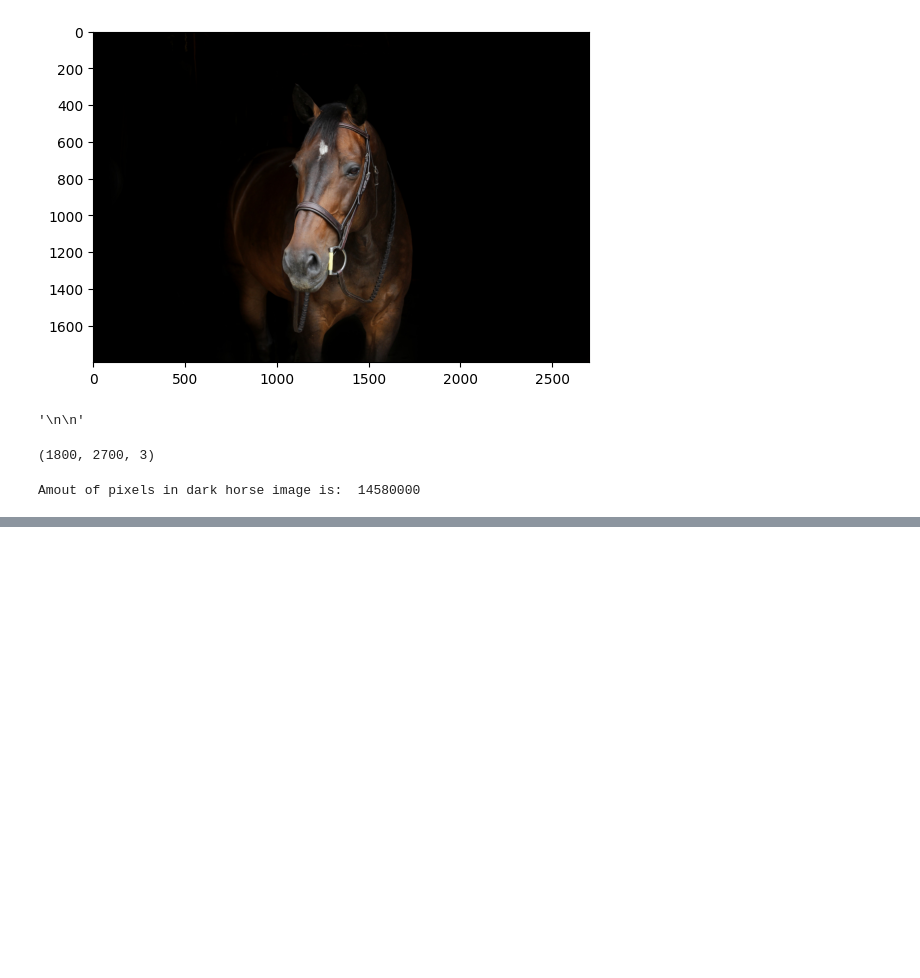
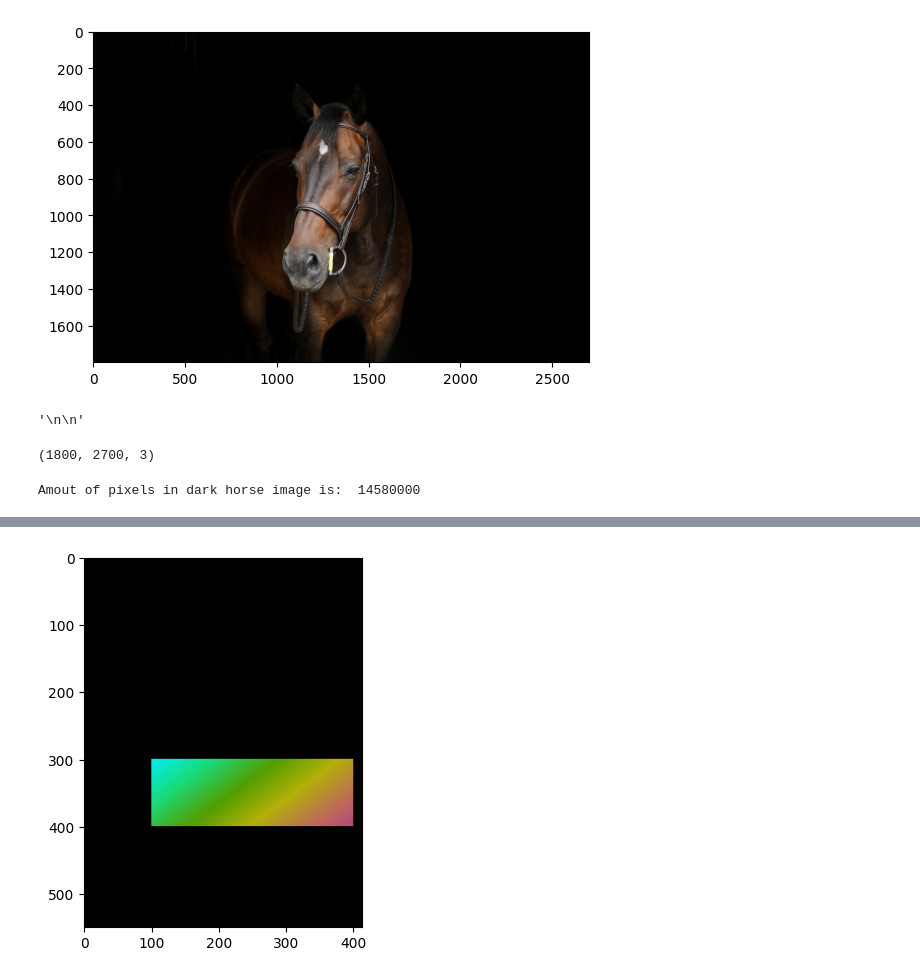
Before and after one commit to Joel-Milla/Computer-Vision-OpenCV-DeepLearning, a Jupyter notebook: Section 4 - Image Processing/Histograms.ipynb, the cells around one changed output, grey strips where cells are left out. Drawn from its saved outputs; the diff is of its cells as text; code cells hidden in the pictures; blank space fills up the shorter version.

```diff
--- a/Section 4 - Image Processing/Histograms.ipynb
+++ b/Section 4 - Image Processing/Histograms.ipynb
@@ -108,0 +138,5 @@ Amout of pixels in dark horse image is:  14580000
+# %%
+masked_img = cv2.bitwise_and(img, img, mask=mask)
+show_image(masked_img)
+# %% [output]
+[figure, added]
```
Also changed, not shown: parts of 12 cells of this notebook.
